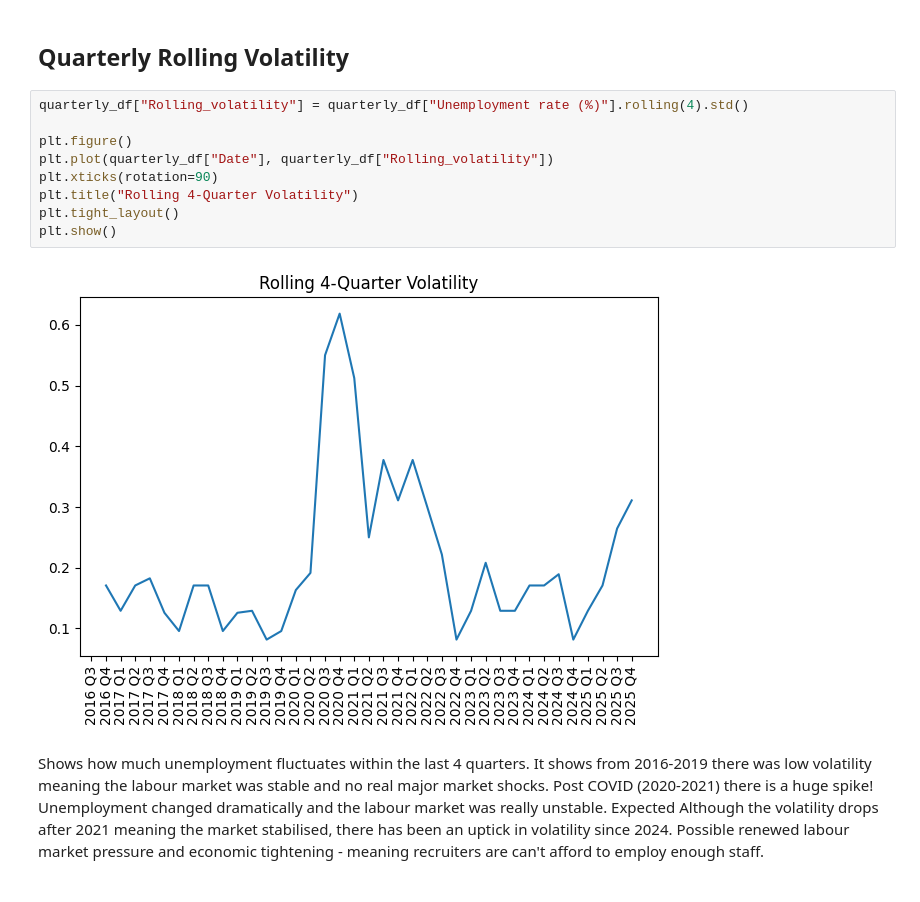
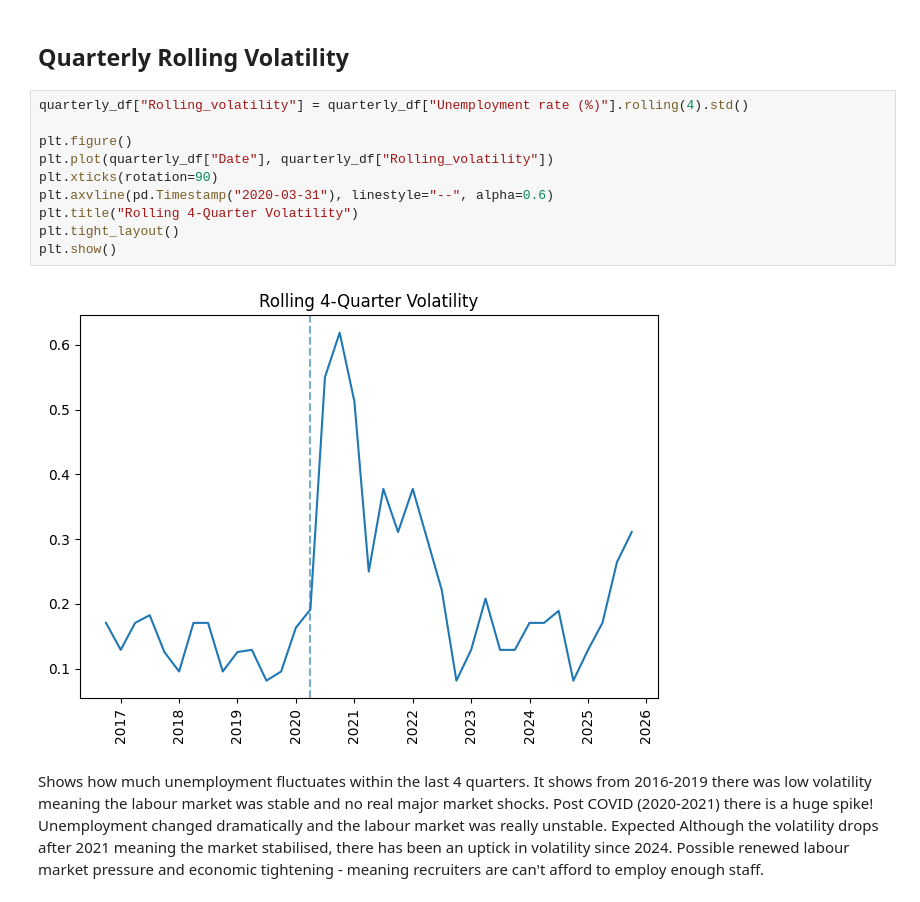
Before and after one commit to neer-shah/UK-unemployment-2026, a Jupyter notebook: main.ipynb, the cells around one changed output. Drawn from its saved outputs; the diff is of its cells as text.

```diff
--- a/main.ipynb
+++ b/main.ipynb
@@ -199,14 +200,15 @@ Unemployment hasn't been as bad since the financial crash - silver lining
 # %%
 quarterly_df["Rolling_volatility"] = quarterly_df["Unemployment rate (%)"].rolling(4).std()
 
 plt.figure()
 plt.plot(quarterly_df["Date"], quarterly_df["Rolling_volatility"])
 plt.xticks(rotation=90)
+plt.axvline(pd.Timestamp("2020-03-31"), linestyle="--", alpha=0.6)
 plt.title("Rolling 4-Quarter Volatility")
 plt.tight_layout()
 plt.show()
 # %% [output]
-[figure, old version]
+[figure, new version]
 # %% [markdown]
 Shows how much unemployment fluctuates within the last 4 quarters.
 It shows from 2016-2019 there was low volatility meaning the labour market was stable and no real major market shocks.
```
Also changed, not shown: parts of 5 cells of this notebook.
